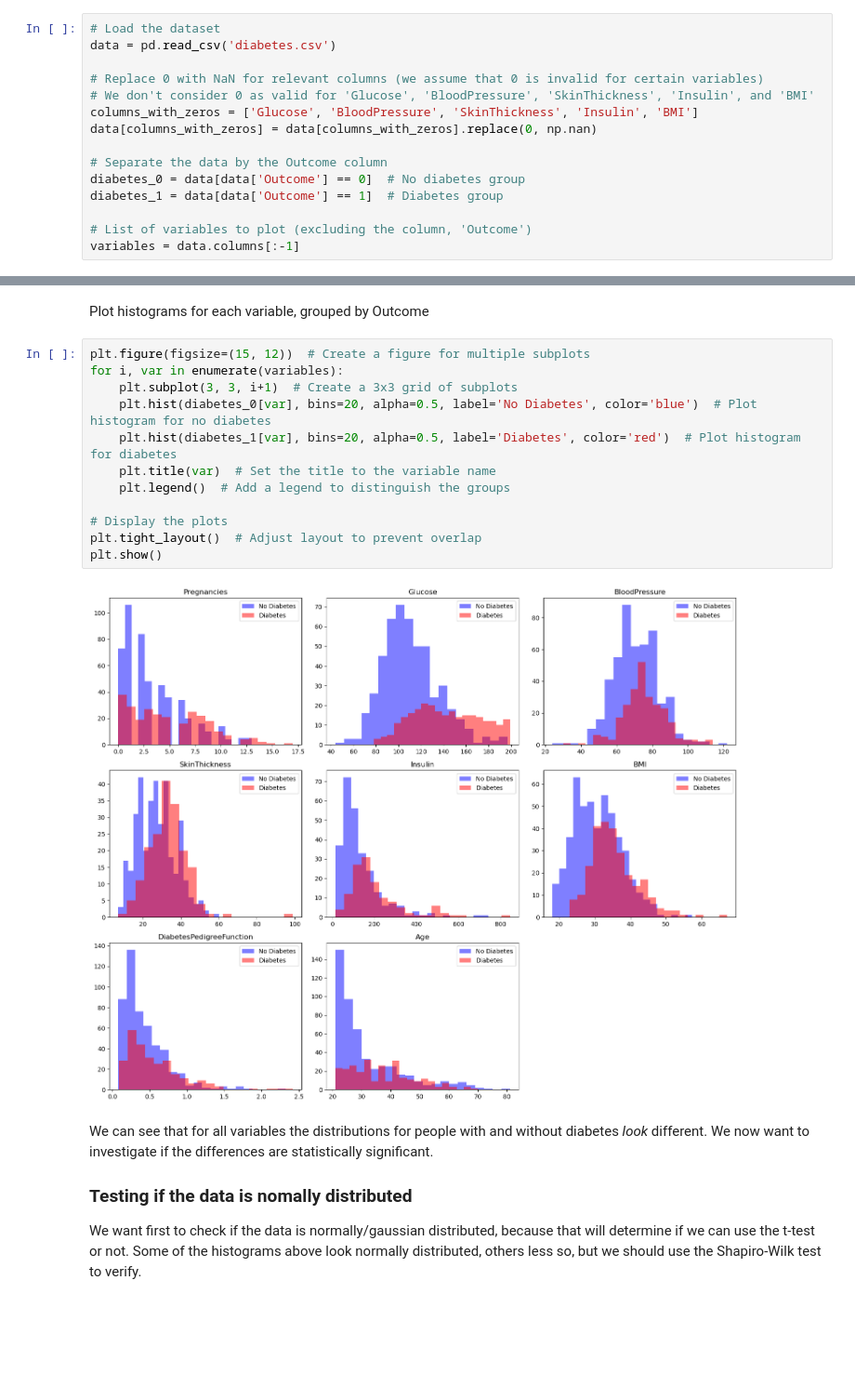
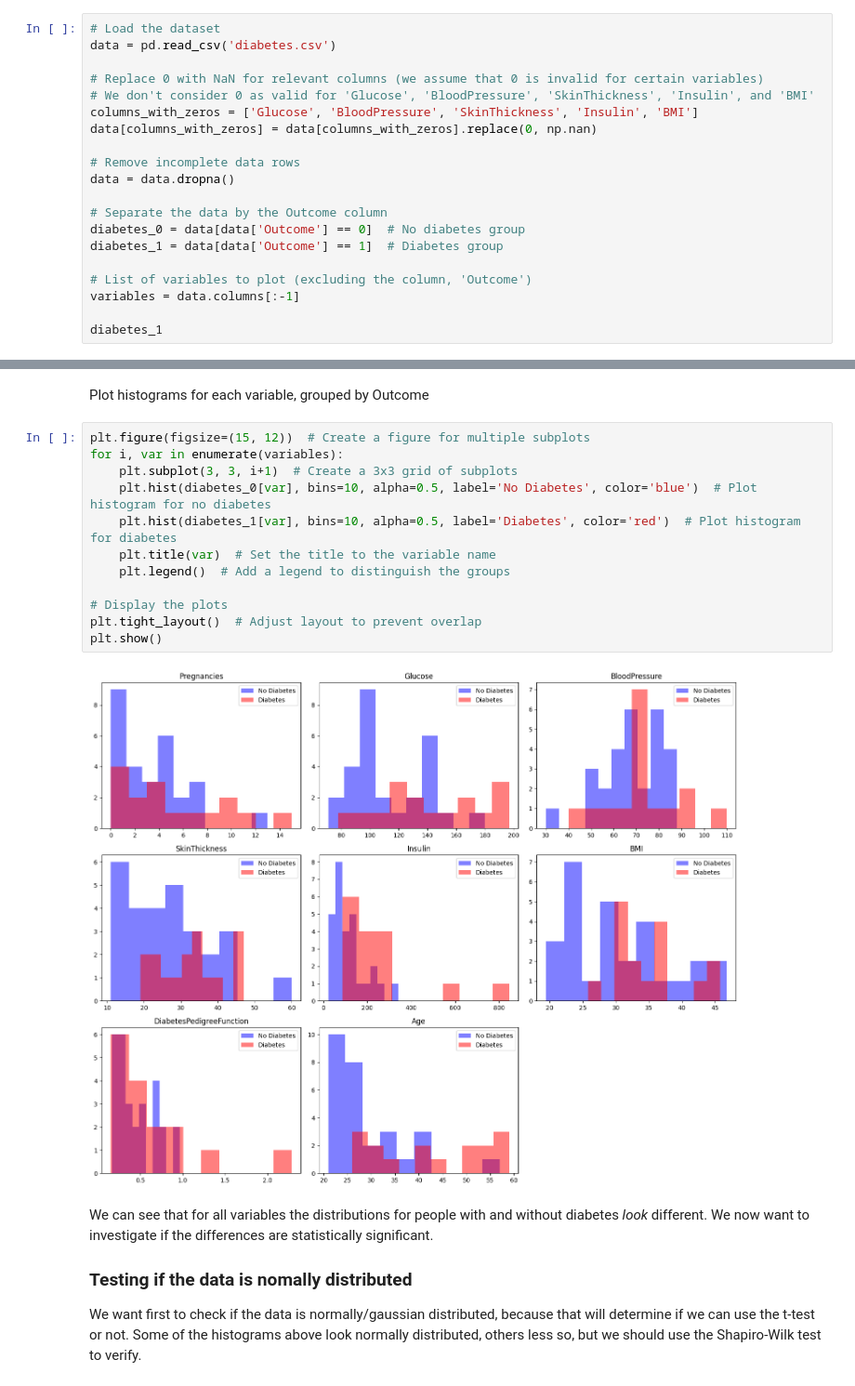
Before and after one commit to imperialchem/python-stats-intro, a Jupyter notebook: part2/stats-intro2.ipynb, the cells around one changed output, grey strips where cells are left out. Shown: that part at 93% size. Saved outputs shown, nothing was run; the diff lists cells and outputs as text; blank space fills up the shorter version.

```diff
--- a/part2/stats-intro2.ipynb
+++ b/part2/stats-intro2.ipynb
@@ -139,9 +147,14 @@ data = pd.read_csv('diabetes.csv')
 columns_with_zeros = ['Glucose', 'BloodPressure', 'SkinThickness', 'Insulin', 'BMI']
 data[columns_with_zeros] = data[columns_with_zeros].replace(0, np.nan)
 
+# Remove incomplete data rows
+data = data.dropna()
+
 # Separate the data by the Outcome column
 diabetes_0 = data[data['Outcome'] == 0]  # No diabetes group
 diabetes_1 = data[data['Outcome'] == 1]  # Diabetes group
 
 # List of variables to plot (excluding the column, 'Outcome')
 variables = data.columns[:-1]
+
+diabetes_1
@@ -150,17 +181,17 @@ Plot histograms for each variable, grouped by Outcome
 # %%
 plt.figure(figsize=(15, 12))  # Create a figure for multiple subplots
 for i, var in enumerate(variables):
     plt.subplot(3, 3, i+1)  # Create a 3x3 grid of subplots
-    plt.hist(diabetes_0[var], bins=20, alpha=0.5, label='No Diabetes', color='blue')  # Plot histogram for no diabetes
-    plt.hist(diabetes_1[var], bins=20, alpha=0.5, label='Diabetes', color='red')  # Plot histogram for diabetes
+    plt.hist(diabetes_0[var], bins=10, alpha=0.5, label='No Diabetes', color='blue')  # Plot histogram for no diabetes
+    plt.hist(diabetes_1[var], bins=10, alpha=0.5, label='Diabetes', color='red')  # Plot histogram for diabetes
     plt.title(var)  # Set the title to the variable name
     plt.legend()  # Add a legend to distinguish the groups
 
 # Display the plots
 plt.tight_layout()  # Adjust layout to prevent overlap
 plt.show()
 # %% [output]
-[figure, old version]
+[figure, new version]
 # %% [markdown]
 We can see that for all variables the distributions for people with and without diabetes *look* different. We now want to investigate if the differences are statistically significant.
 
```
Also changed, not shown: parts of 11 cells of this notebook, 6 other files.
